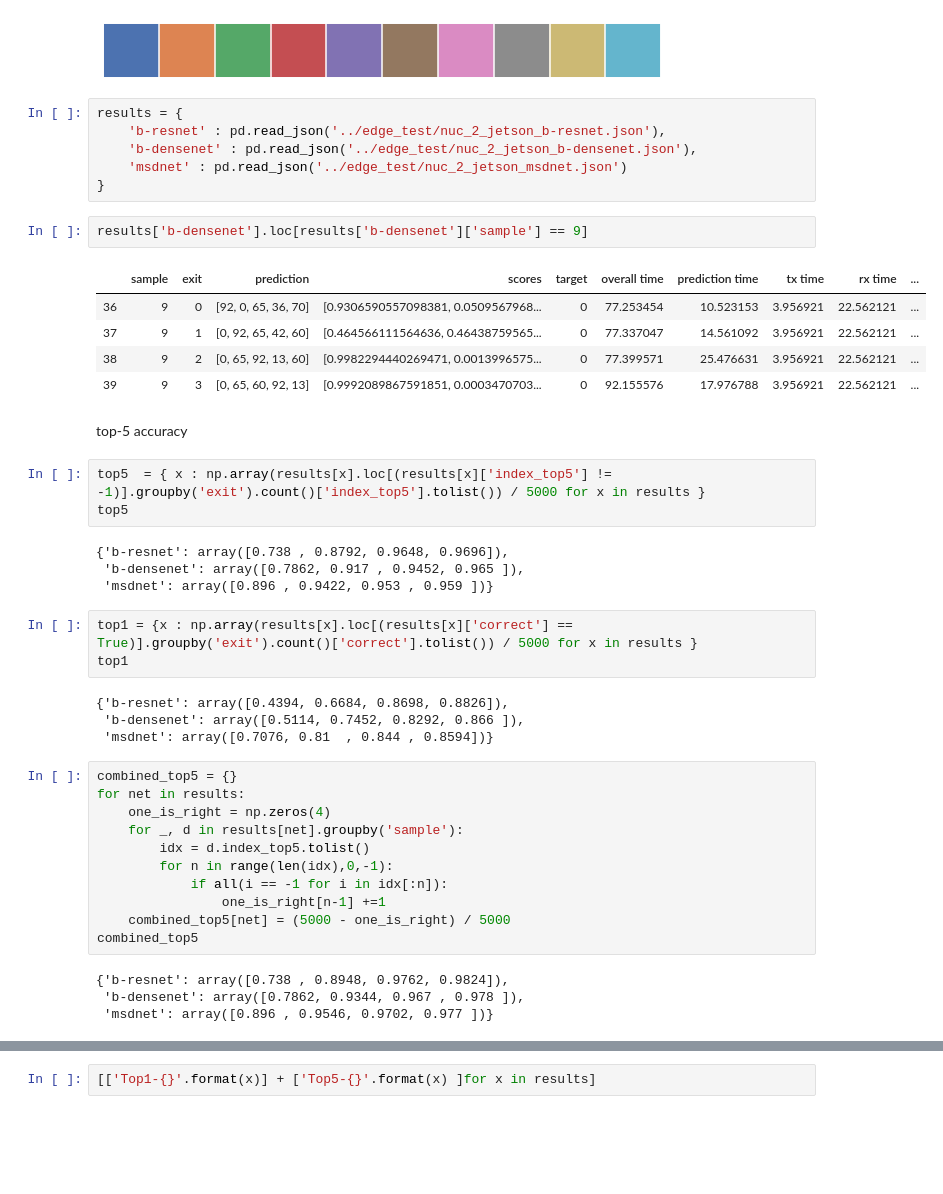
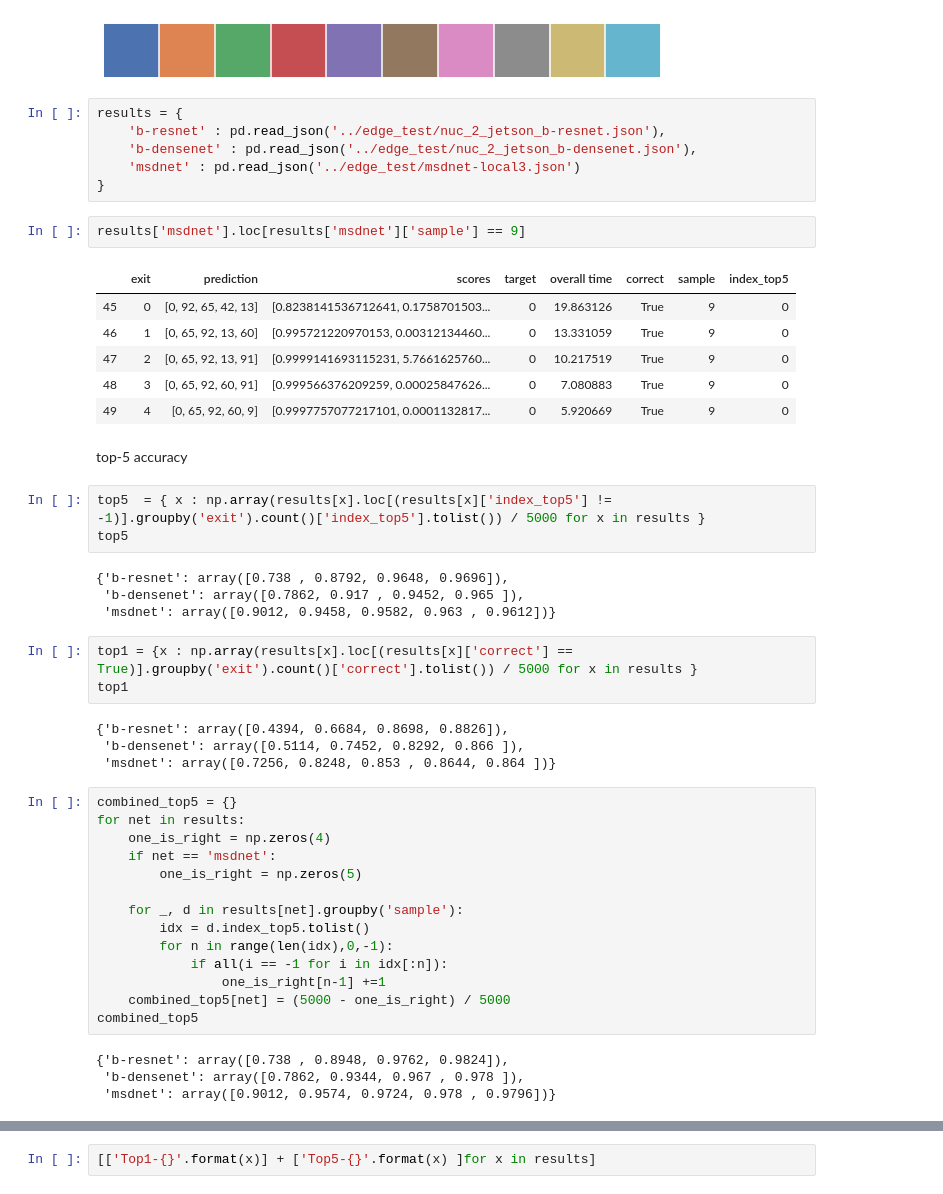
Before and after one commit to AlexKarlsen/thesis-src, a Jupyter notebook: DDNN/edge_test/correctness and scoring.ipynb, the cells around one changed output, grey strips where cells are left out. Cells and saved outputs as stored; diff of their text form; blank space fills up the shorter version.

```diff
--- a/DDNN/edge_test/correctness and scoring.ipynb
+++ b/DDNN/edge_test/correctness and scoring.ipynb
@@ -20,16 +20,17 @@ sns.palplot(current_palette)
 results = {
     'b-resnet' : pd.read_json('../edge_test/nuc_2_jetson_b-resnet.json'),
     'b-densenet' : pd.read_json('../edge_test/nuc_2_jetson_b-densenet.json'),
-    'msdnet' : pd.read_json('../edge_test/nuc_2_jetson_msdnet.json')
+    'msdnet' : pd.read_json('../edge_test/msdnet-local3.json')
 }
 # %%
-results['b-densenet'].loc[results['b-densenet']['sample'] == 9]
+results['msdnet'].loc[results['msdnet']['sample'] == 9]
 # %% [output]
-|  | sample | exit | prediction | scores | target | overall time | prediction time | tx time | rx time | ... |
-| 36 | 9 | 0 | [92, 0, 65, 36, 70] | [0.9306590557098381, 0.0509567968... | 0 | 77.253454 | 10.523153 | 3.956921 | 22.562121 | ... |
-| 37 | 9 | 1 | [0, 92, 65, 42, 60] | [0.464566111564636, 0.46438759565... | 0 | 77.337047 | 14.561092 | 3.956921 | 22.562121 | ... |
-| 38 | 9 | 2 | [0, 65, 92, 13, 60] | [0.9982294440269471, 0.0013996575... | 0 | 77.399571 | 25.476631 | 3.956921 | 22.562121 | ... |
-| 39 | 9 | 3 | [0, 65, 60, 92, 13] | [0.9992089867591851, 0.0003470703... | 0 | 92.155576 | 17.976788 | 3.956921 | 22.562121 | ... |
+|  | exit | prediction | scores | target | overall time | correct | sample | index_top5 |
+| 45 | 0 | [0, 92, 65, 42, 13] | [0.8238141536712641, 0.1758701503... | 0 | 19.863126 | True | 9 | 0 |
+| 46 | 1 | [0, 65, 92, 13, 60] | [0.995721220970153, 0.00312134460... | 0 | 13.331059 | True | 9 | 0 |
+| 47 | 2 | [0, 65, 92, 13, 91] | [0.9999141693115231, 5.7661625760... | 0 | 10.217519 | True | 9 | 0 |
+| 48 | 3 | [0, 65, 92, 60, 91] | [0.999566376209259, 0.00025847626... | 0 | 7.080883 | True | 9 | 0 |
+| 49 | 4 | [0, 65, 92, 60, 9] | [0.9997757077217101, 0.0001132817... | 0 | 5.920669 | True | 9 | 0 |
 # %% [markdown]
 top-5 accuracy
 # %%
@@ -38,18 +39,21 @@ top5
 # %% [output]
 {'b-resnet': array([0.738 , 0.8792, 0.9648, 0.9696]),
  'b-densenet': array([0.7862, 0.917 , 0.9452, 0.965 ]),
- 'msdnet': array([0.896 , 0.9422, 0.953 , 0.959 ])}
+ 'msdnet': array([0.9012, 0.9458, 0.9582, 0.963 , 0.9612])}
 # %%
 top1 = {x : np.array(results[x].loc[(results[x]['correct'] == True)].groupby('exit').count()['correct'].tolist()) / 5000 for x in results }
 top1
 # %% [output]
 {'b-resnet': array([0.4394, 0.6684, 0.8698, 0.8826]),
  'b-densenet': array([0.5114, 0.7452, 0.8292, 0.866 ]),
- 'msdnet': array([0.7076, 0.81  , 0.844 , 0.8594])}
+ 'msdnet': array([0.7256, 0.8248, 0.853 , 0.8644, 0.864 ])}
 # %%
 combined_top5 = {}
 for net in results:
     one_is_right = np.zeros(4)
+    if net == 'msdnet':
+        one_is_right = np.zeros(5)
+
     for _, d in results[net].groupby('sample'):
         idx = d.index_top5.tolist()
         for n in range(len(idx),0,-1):
@@ -60,7 +64,7 @@ combined_top5
 # %% [output]
 {'b-resnet': array([0.738 , 0.8948, 0.9762, 0.9824]),
  'b-densenet': array([0.7862, 0.9344, 0.967 , 0.978 ]),
- 'msdnet': array([0.896 , 0.9546, 0.9702, 0.977 ])}
+ 'msdnet': array([0.9012, 0.9574, 0.9724, 0.978 , 0.9796])}
 # %%
 combined_top1 = {}
 for net in results:
```
Also changed, not shown: parts of 8 cells of this notebook, 23 other files.
